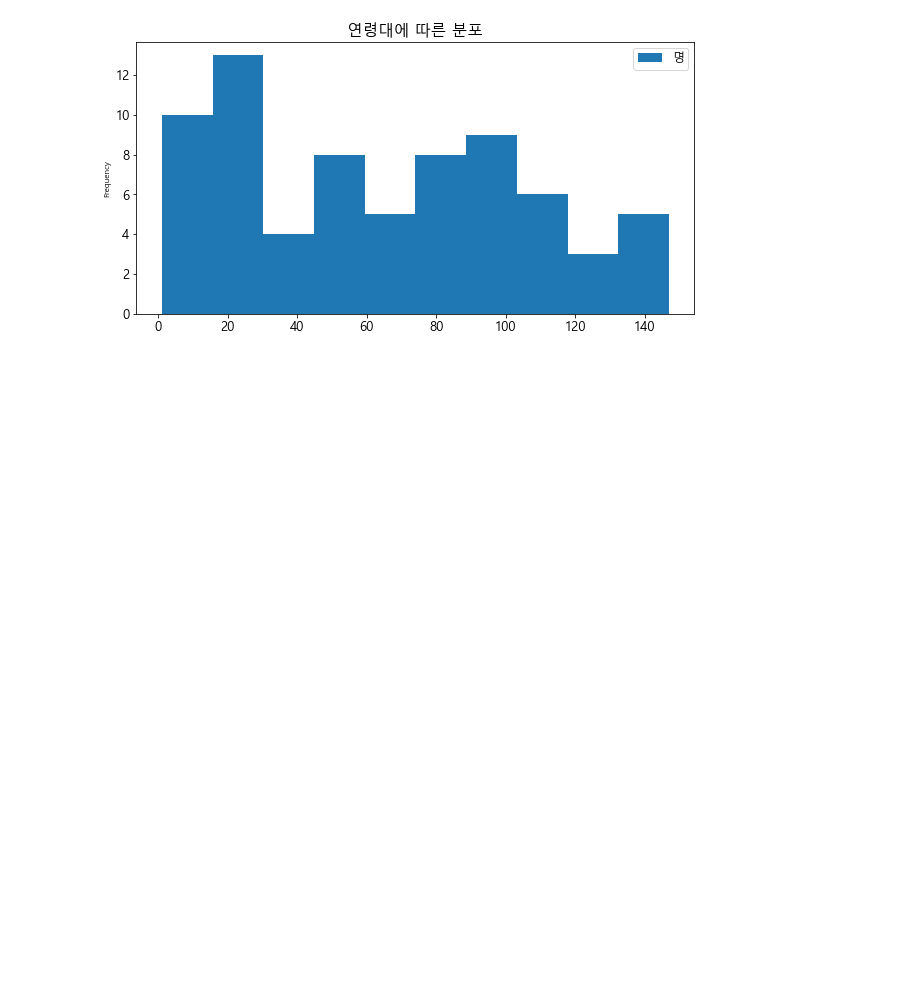
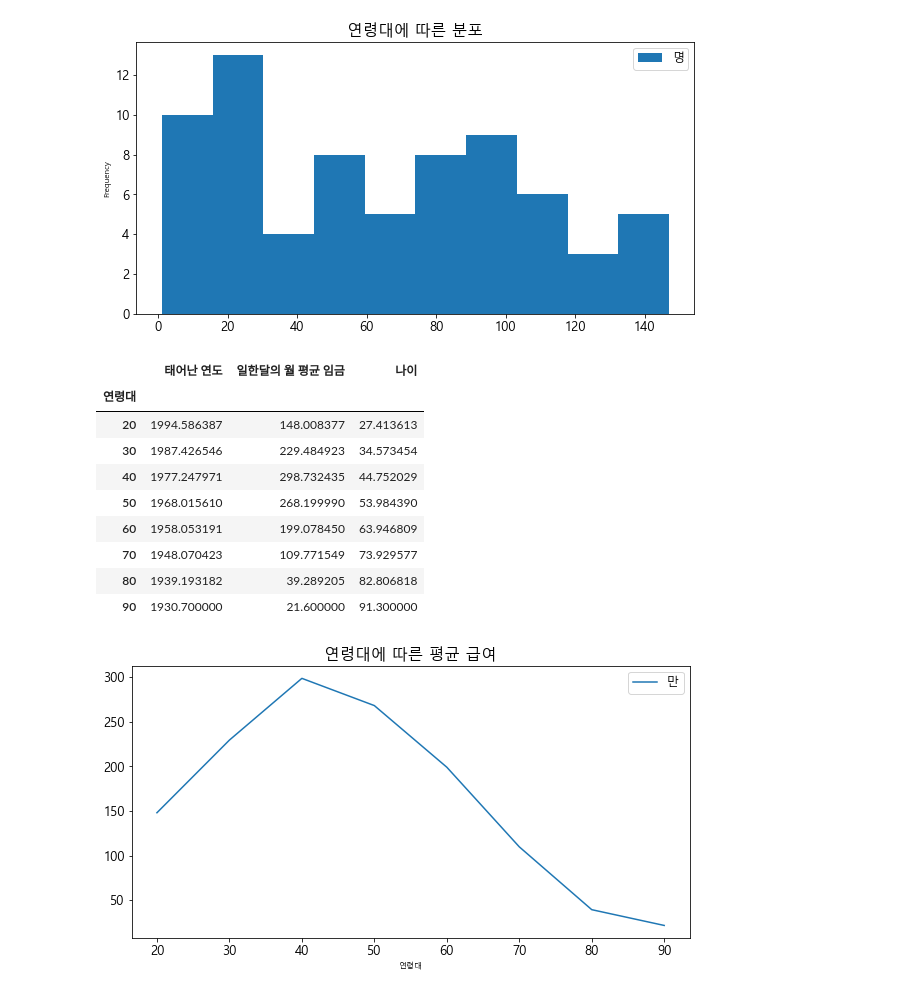
Before and after one commit to suyeondev/TIL, a Jupyter notebook: Python/pandas/ml_pandas_visualization[02].ipynb, the cells around one changed output. Cells and saved outputs as stored; diff of their text form; code cells hidden in the pictures; blank space fills up the shorter version.

```diff
--- a/Python/pandas/ml_pandas_visualization[02].ipynb
+++ b/Python/pandas/ml_pandas_visualization[02].ipynb
@@ -449,7 +449,7 @@ lower1=year_salary_del_na.quantile(q=0.25)-(1.5*iqr1) #최저한계치
 upper1=year_salary_del_na.quantile(q=0.75)+(1.5*iqr1) #최고한계치
 lower_outlier1 = year_salary_del_na[year_salary_del_na>lower1].min()
 upper_outlier1 = year_salary_del_na[year_salary_del_na<upper1].max()
-age_outlier_frm=year_salary_del_na[(year_salary_del_na['일한달의 월 평균 임금']<lower_outlier['일한달의 월 평균 임금'])|(year_salary_del_na['일한달의 월 평균 임금']>upper_outlier['일한달의 월 평균 임금'])]
+age_outlier_frm=year_salary_del_na[(year_salary_del_na['일한달의 월 평균 임금']<lower_outlier1['일한달의 월 평균 임금'])|(year_salary_del_na['일한달의 월 평균 임금']>upper_outlier1['일한달의 월 평균 임금'])]
 print('이상치의 데이터프레임')
 display(age_outlier_frm)
 
@@ -555,4 +555,36 @@ plt.close()
 # %% [output]
 [figure]
 # %%
-### 연령대별 평귭 급여 변화
+# 연령대별 평균 급여 변화
+year_salary_del_na.isna().sum() # 결측값 확인
+
+
+# 연령대를 나타내는 컬럼 추가
+year_salary_del_na['연령대']=year_salary_del_na['나이']-year_salary_del_na['나이']%10
+
+# 결측값 제거하면서 시각화하기 편하게 데이터프레임 조정
+age_group_salary_grp=year_salary_del_na.dropna().groupby('연령대').mean()
+
+display(age_group_salary_grp)
+
+# 데이터 시각화
+plt.figure(figsize=(10,5))
+age_group_salary_grp['일한달의 월 평균 임금'].plot(kind='line')
+plt.title('연령대에 따른 평균 급여')
+plt.legend("만", loc='best')
+plt.rc('legend', fontsize=12)
+plt.rc('font', size=13)
+plt.show()
+plt.close()
+# %% [output]
+|  | 태어난 연도 | 일한달의 월 평균 임금 | 나이 |
+| 연령대 |  |  |  |
+| 20 | 1994.586387 | 148.008377 | 27.413613 |
+| 30 | 1987.426546 | 229.484923 | 34.573454 |
+| 40 | 1977.247971 | 298.732435 | 44.752029 |
+| 50 | 1968.015610 | 268.199990 | 53.984390 |
+| 60 | 1958.053191 | 199.078450 | 63.946809 |
+| 70 | 1948.070423 | 109.771549 | 73.929577 |
+| 80 | 1939.193182 | 39.289205 | 82.806818 |
+| 90 | 1930.700000 | 21.600000 | 91.300000 |
+[figure, added]
```
Also changed, not shown: parts of 7 cells of this notebook.
